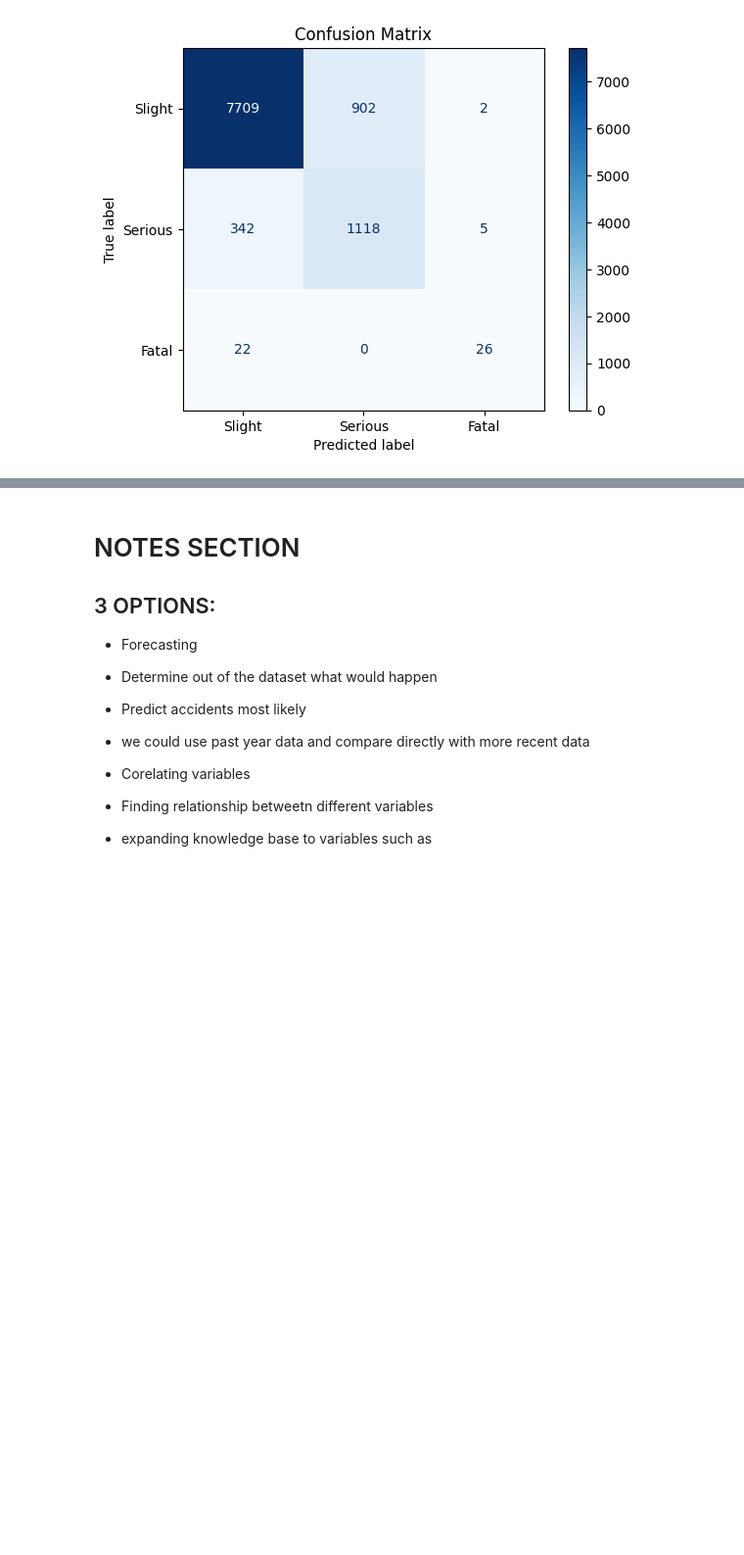
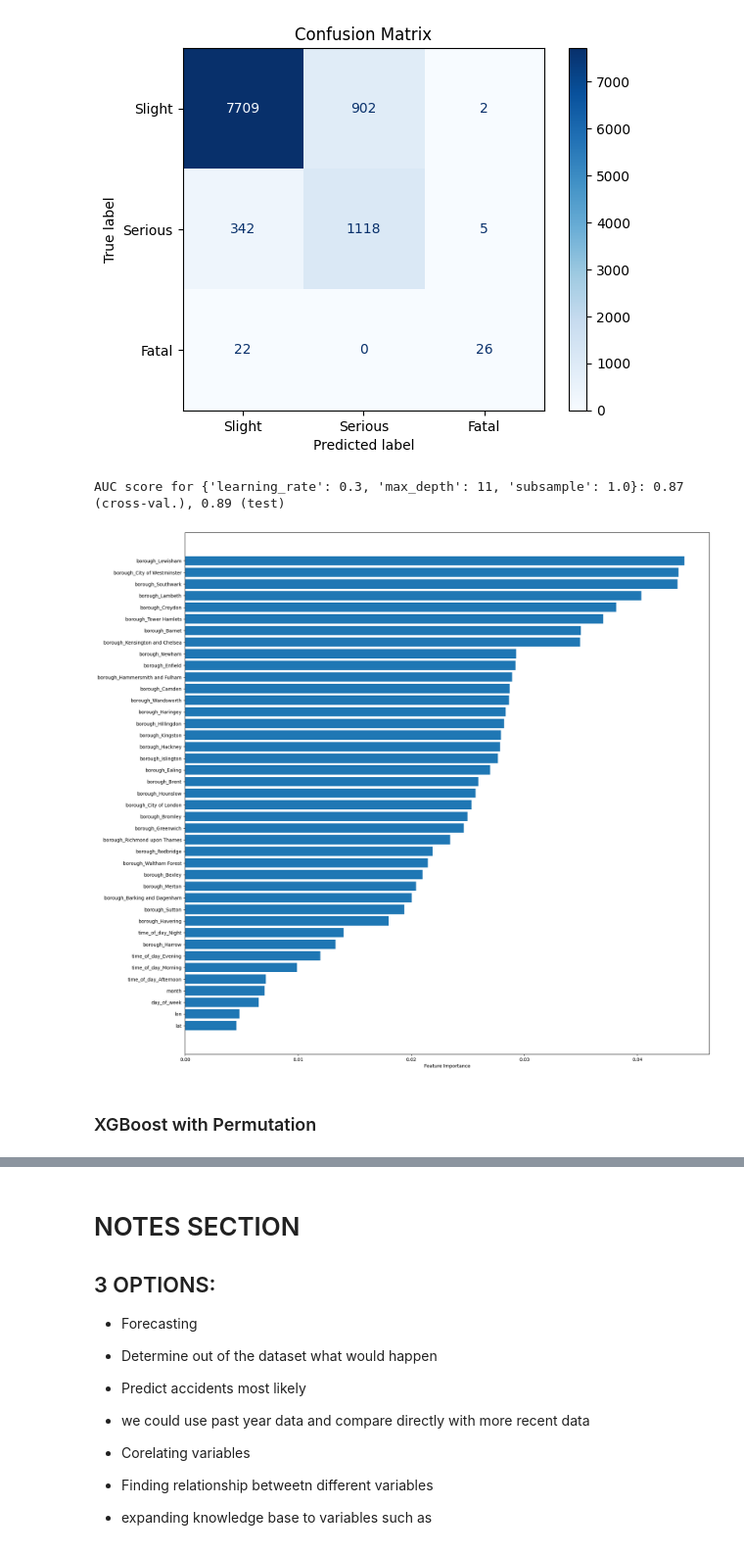
Before and after one commit to asalazar18s/TfL-accidents-dataset-analysis, a Jupyter notebook: main.ipynb, the cells around one changed output, grey strips where cells are left out. Shown at 98% size. Cells and saved outputs as stored; diff of their text form; code cells hidden in the pictures; blank space fills up the shorter version.

Commit message:
XGBoost with gridsearch

```diff
--- a/main.ipynb
+++ b/main.ipynb
@@ -403,9 +405,9 @@ grid_search.fit(X_res, y_res, sample_weight=sample_weights)
 print("\nBest Parameters:", grid_search.best_params_)
 print("Best F1 Score:", grid_search.best_score_)
 
-best_model = grid_search.best_estimator_
+model_xgb_adysin = grid_search.best_estimator_
 
-y_pred = best_model.predict(X_test)
+y_pred = model_xgb_adysin.predict(X_test)
 print("\nClassification Report:")
 print(classification_report(y_test, y_pred, target_names=['Slight', 'Serious', 'Fatal'], digits=3))
 
@@ -447,3 +449,25 @@ Classification Report:
    macro avg      0.765     0.733     0.736     10126
 weighted avg      0.896     0.874     0.882     10126
 [figure]
+# %%
+from sklearn.metrics import roc_auc_score
+
+xbm_score_cv = grid_search.best_score_
+y_proba      = model_xgb_adysin.predict_proba(X_test)
+xbm_score_test = roc_auc_score(y_test, y_proba, multi_class='ovr')
+xbm_params     = grid_search.best_params_
+
+print(f'AUC score for {xbm_params}: {xbm_score_cv:.2f} (cross-val.), {xbm_score_test:.2f} (test)')
+# %% [output]
+AUC score for {'learning_rate': 0.3, 'max_depth': 11, 'subsample': 1.0}: 0.87 (cross-val.), 0.89 (test)
+# %%
+feature_importance = model_xgb_adysin.feature_importances_
+plt.figure(figsize=(20,20))
+sorted_idx = np.argsort(feature_importance)
+plt.barh(X_train.columns[sorted_idx], feature_importance[sorted_idx])
+plt.xlabel("Feature Importance")
+plt.show()
+# %% [output]
+[figure, added]
+# %% [markdown]
+### XGBoost with Permutation
```
Also changed, not shown: parts of 13 cells of this notebook, 7 other files.
